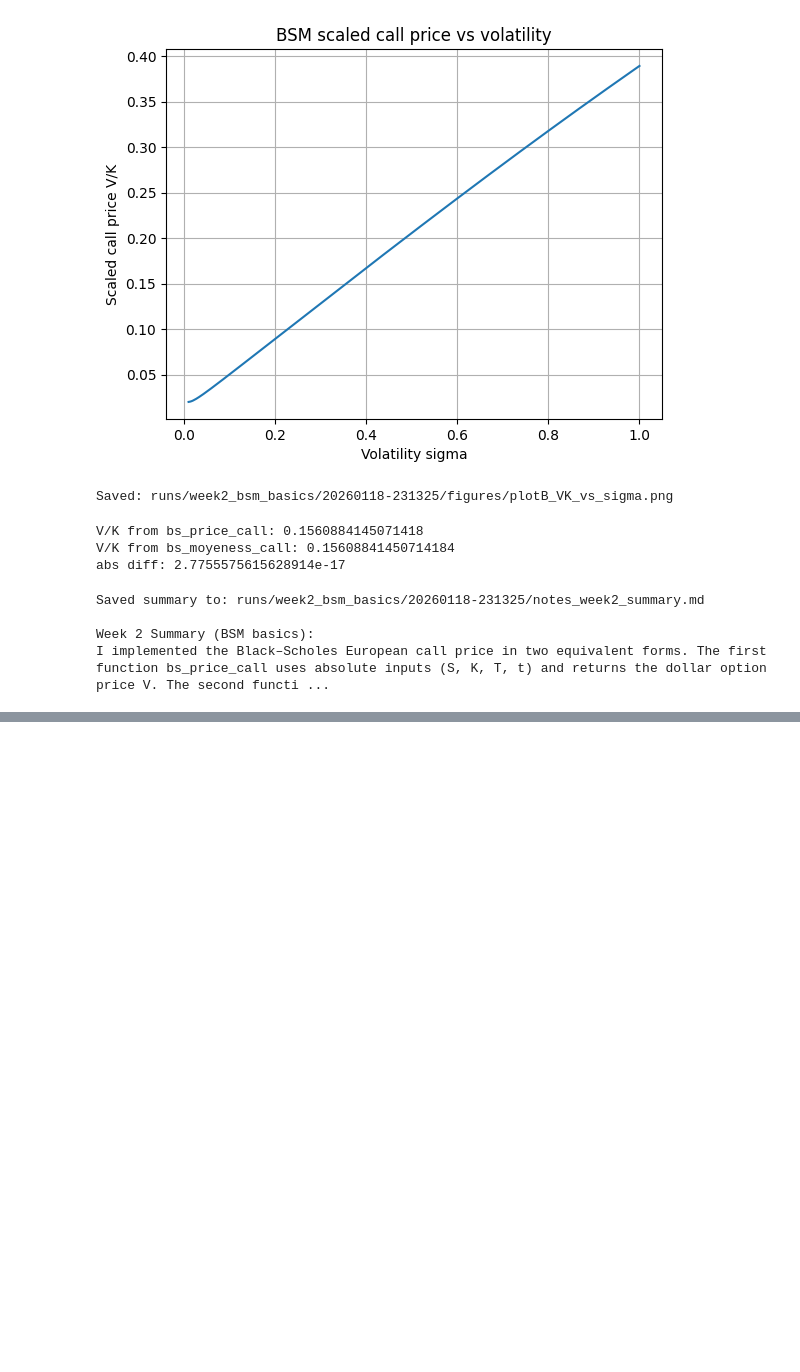
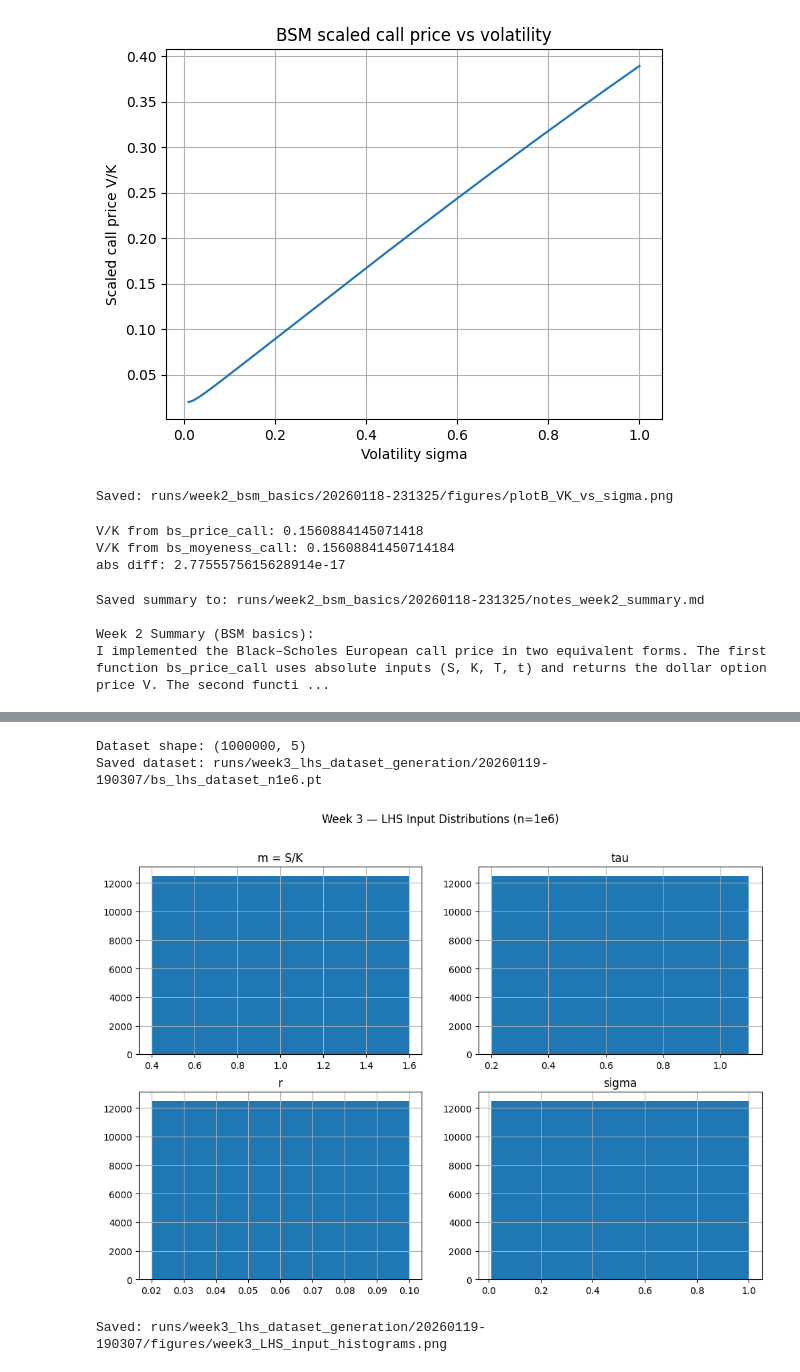
Before and after one commit to JosephOuyang/machine_learning_for_options_pricing_and_implied_volatility, a Jupyter notebook: notebooks/options_pricing_main.ipynb, the cells around one changed output, grey strips where cells are left out. Drawn from its saved outputs; the diff is of its cells as text; code cells hidden in the pictures; blank space fills up the shorter version.

Commit message:
update notebook to week 3

```diff
--- a/notebooks/options_pricing_main.ipynb
+++ b/notebooks/options_pricing_main.ipynb
@@ -304,0 +389,34 @@ I implemented the Black–Scholes European call price in two equivalent forms. T
+# %%
+# =========================
+# Week 3 — 3.2) GENERATE n=1e6 + SAVE DATASET
+# =========================
+n = 10**6
+data = bs_LHS_data_generator(n)
+print("Dataset shape:", tuple(data.shape))
+
+dataset_path = os.path.join(run_dir, "bs_lhs_dataset_n1e6.pt")
+torch.save(data, dataset_path)
+print("Saved dataset:", dataset_path)
+# %% [output]
+Dataset shape: (1000000, 5)
+Saved dataset: runs/week3_lhs_dataset_generation/20260119-190307/bs_lhs_dataset_n1e6.pt
+# %%
+# =========================
+# Week 3 — 3.3) HISTOGRAMS (4 input dimensions) + SAVE FIGURE
+# =========================
+plt.figure(figsize=(12, 8))
+for i, title in enumerate(["m = S/K", "tau", "r", "sigma"]):
+    plt.subplot(2, 2, i + 1)
+    plt.hist(data[:, i].numpy(), bins=80)
+    plt.title(title)
+    plt.grid(True)
+
+plt.suptitle("Week 3 — LHS Input Distributions (n=1e6)")
+
+hist_path = os.path.join(fig_dir, "week3_LHS_input_histograms.png")
+plt.savefig(hist_path, dpi=180, bbox_inches="tight")
+plt.show()
+print("Saved:", hist_path)
+# %% [output]
+[figure, added]
+Saved: runs/week3_lhs_dataset_generation/20260119-190307/figures/week3_LHS_input_histograms.png
```
Also changed, not shown: parts of 5 cells of this notebook.
